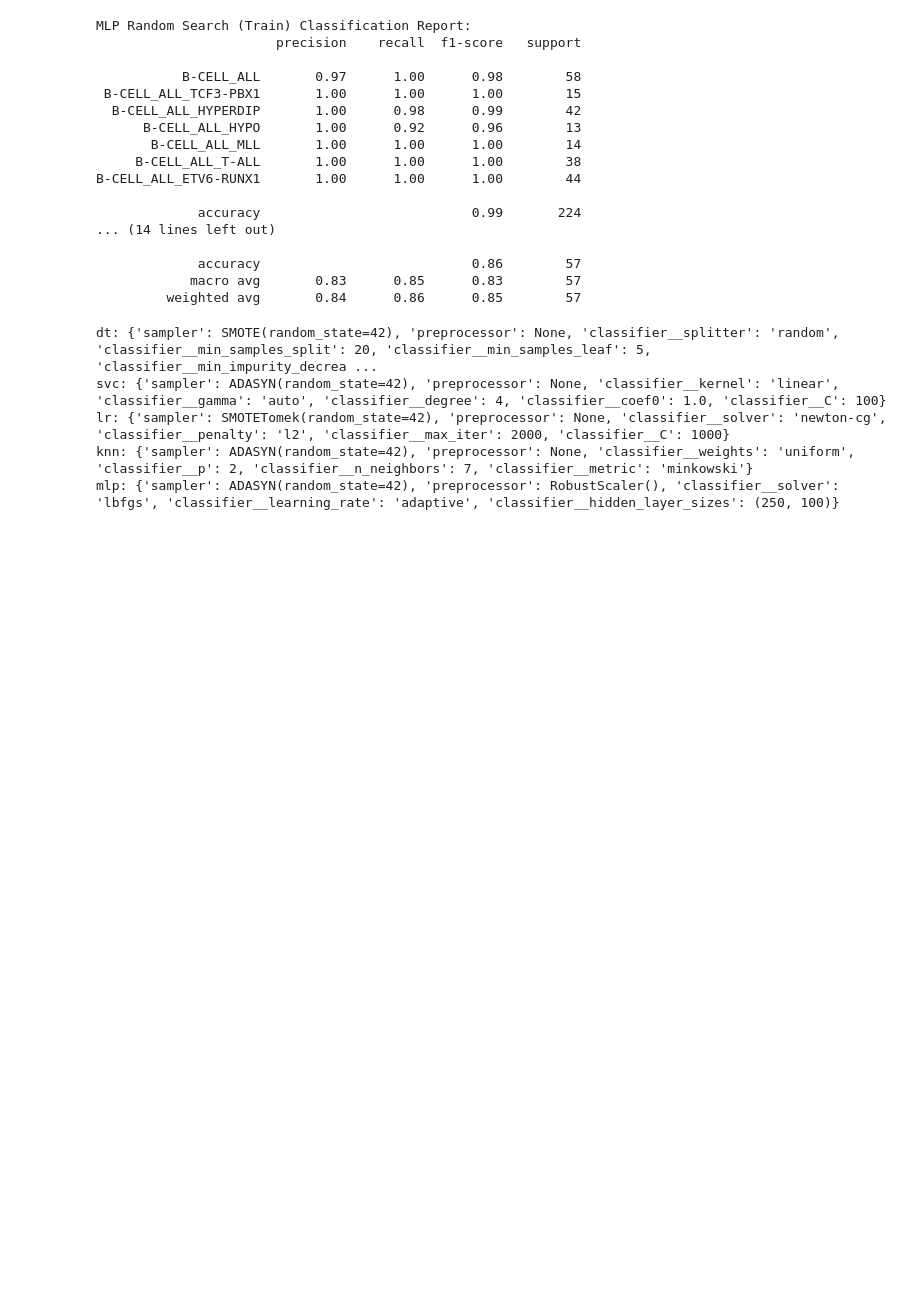
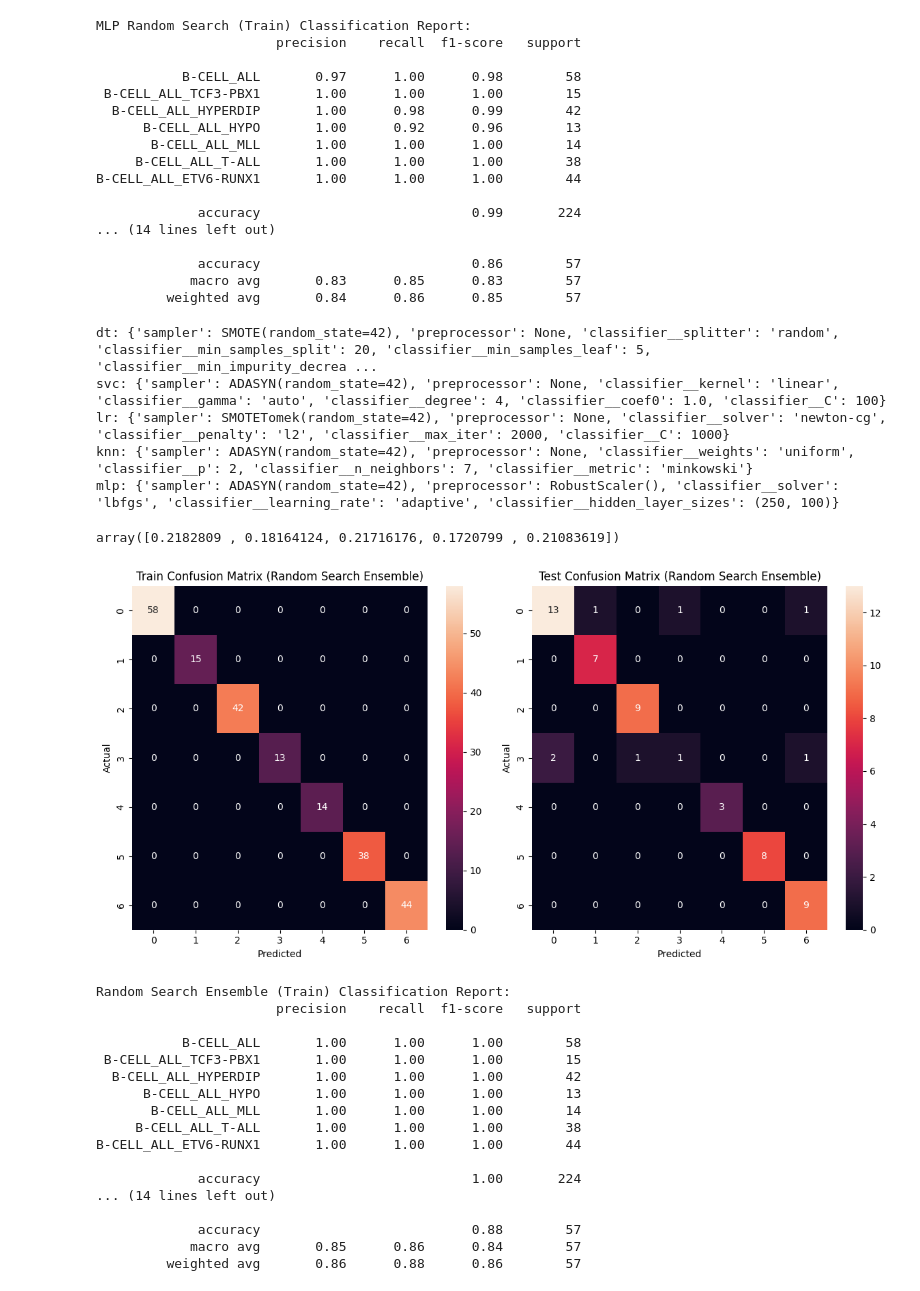
Before and after one commit to AnOnRT/Machine-Learning-in-BioInf-Project, a Jupyter notebook: Leukemie Classification.ipynb, the cells around one changed output. Saved outputs shown, nothing was run; the diff lists cells and outputs as text; code cells hidden in the pictures; blank space fills up the shorter version.

Commit message:
Add Random Search ensemble

```diff
--- a/Leukemie Classification.ipynb
+++ b/Leukemie Classification.ipynb
@@ -1277,3 +1277,49 @@ svc: {'sampler': ADASYN(random_state=42), 'preprocessor': None, 'classifier__ker
 lr: {'sampler': SMOTETomek(random_state=42), 'preprocessor': None, 'classifier__solver': 'newton-cg', 'classifier__penalty': 'l2', 'classifier__max_iter': 2000, 'classifier__C': 1000}
 knn: {'sampler': ADASYN(random_state=42), 'preprocessor': None, 'classifier__weights': 'uniform', 'classifier__p': 2, 'classifier__n_neighbors': 7, 'classifier__metric': 'minkowski'}
 mlp: {'sampler': ADASYN(random_state=42), 'preprocessor': RobustScaler(), 'classifier__solver': 'lbfgs', 'classifier__learning_rate': 'adaptive', 'classifier__hidden_layer_sizes': (250, 100)}
+# %%
+accs = np.array([
+    LOG_REG_SEARCH.best_score_,
+    KNN_SEARCH.best_score_,
+    SVC_SEARCH.best_score_,
+    DT_SEARCH.best_score_,
+    MLP_SEARCH.best_score_
+])
+weights = accs / accs.sum()
+# %%
+weights
+# %% [output]
+array([0.2182809 , 0.18164124, 0.21716176, 0.1720799 , 0.21083619])
+# %%
+RAND_SEARCH_ENSEMBLE = VotingClassifier(
+    estimators=list({
+        "LR": LOG_REG_SEARCH.best_estimator_,
+        "KNN": KNN_SEARCH.best_estimator_,
+        "SVC": SVC_SEARCH.best_estimator_,
+        "DT": DT_SEARCH.best_estimator_,
+        "MLP": MLP_SEARCH.best_estimator_
+    }.items()),
+    voting="soft",
+    weights=weights
+)
+
+train_report(RAND_SEARCH_ENSEMBLE, "Random Search Ensemble")
+# %% [output]
+[figure, added]
+Random Search Ensemble (Train) Classification Report:
+                       precision    recall  f1-score   support
+
+           B-CELL_ALL       1.00      1.00      1.00        58
+ B-CELL_ALL_TCF3-PBX1       1.00      1.00      1.00        15
+  B-CELL_ALL_HYPERDIP       1.00      1.00      1.00        42
+      B-CELL_ALL_HYPO       1.00      1.00      1.00        13
+       B-CELL_ALL_MLL       1.00      1.00      1.00        14
+     B-CELL_ALL_T-ALL       1.00      1.00      1.00        38
+B-CELL_ALL_ETV6-RUNX1       1.00      1.00      1.00        44
+
+             accuracy                           1.00       224
+... (14 lines left out)
+
+             accuracy                           0.88        57
+            macro avg       0.85      0.86      0.84        57
+         weighted avg       0.86      0.88      0.86        57
```
